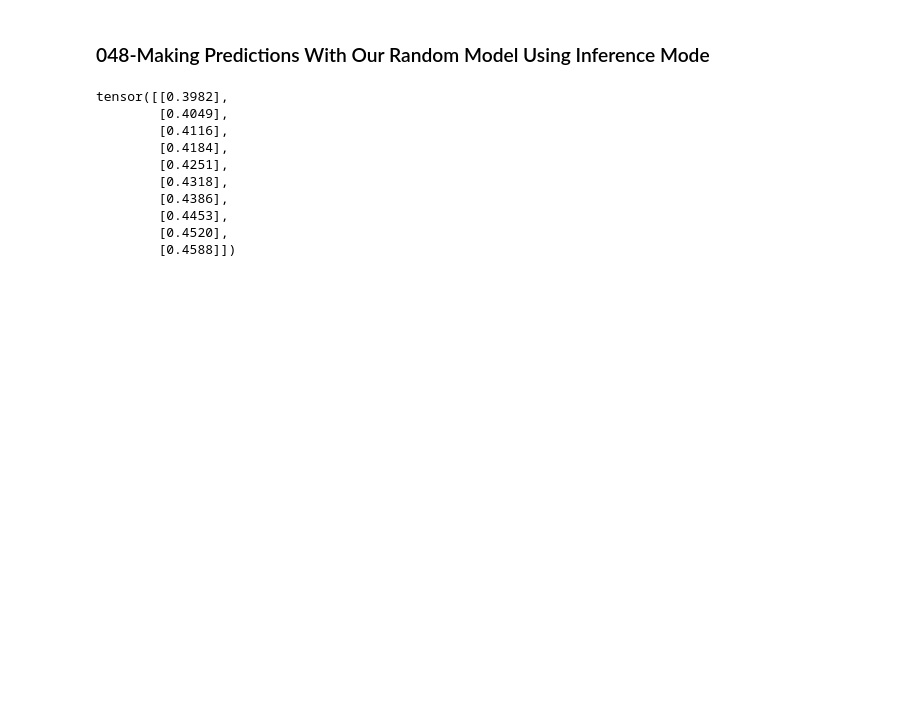
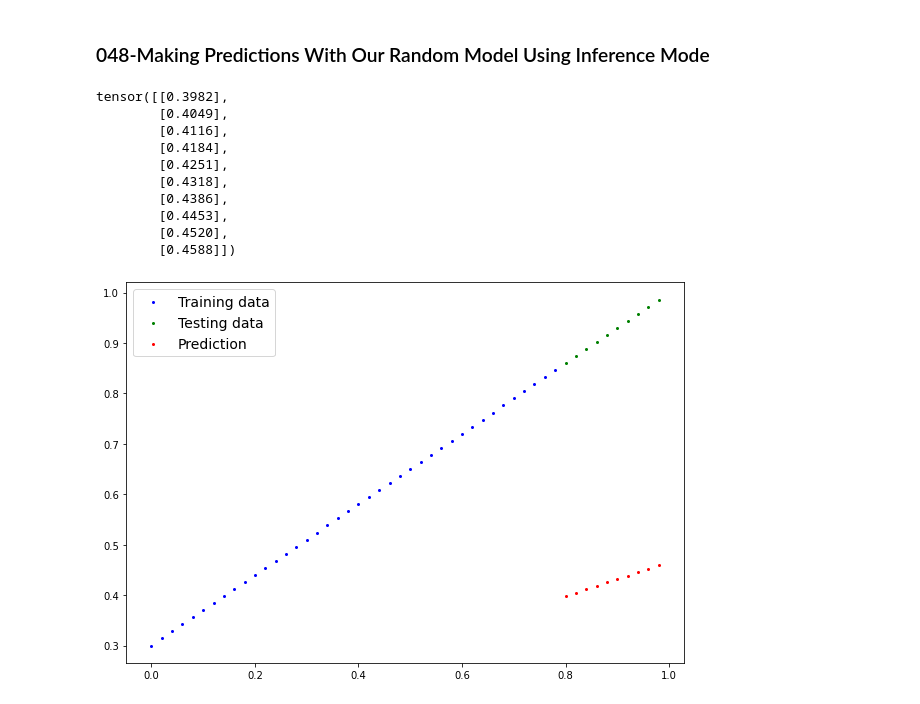
Before and after one commit to zahra-sharifzadeh/pytorch, a Jupyter notebook: 01_pytorch_workflow.ipynb, the cells around one changed output. Saved outputs shown, nothing was run; the diff lists cells and outputs as text; code cells hidden in the pictures; blank space fills up the shorter version.

```diff
--- a/01_pytorch_workflow.ipynb
+++ b/01_pytorch_workflow.ipynb
@@ -151,3 +151,7 @@ tensor([[0.3982],
         [0.4453],
         [0.4520],
         [0.4588]])
+# %%
+plot_prediction(predictions=y_preds)
+# %% [output]
+[figure, added]
```
